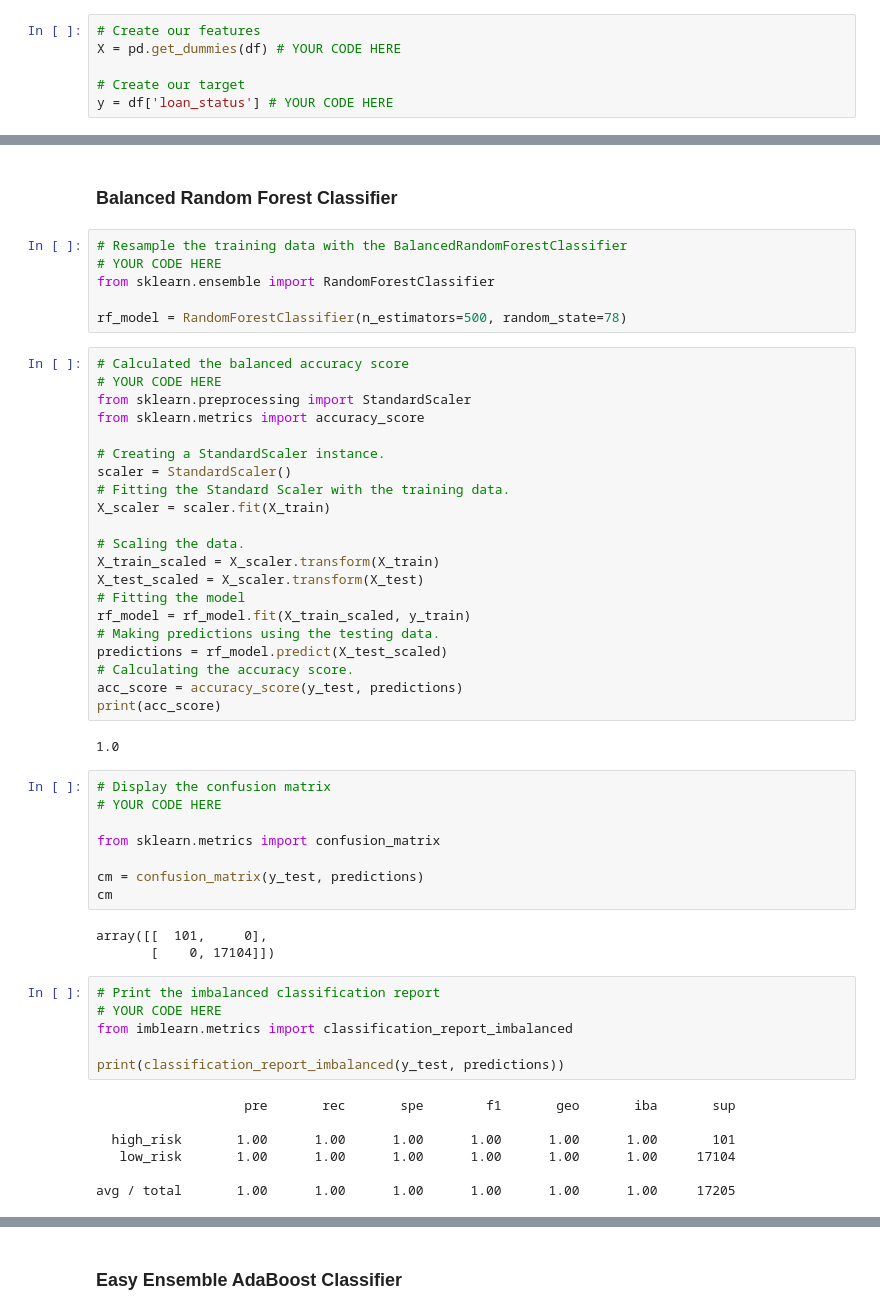
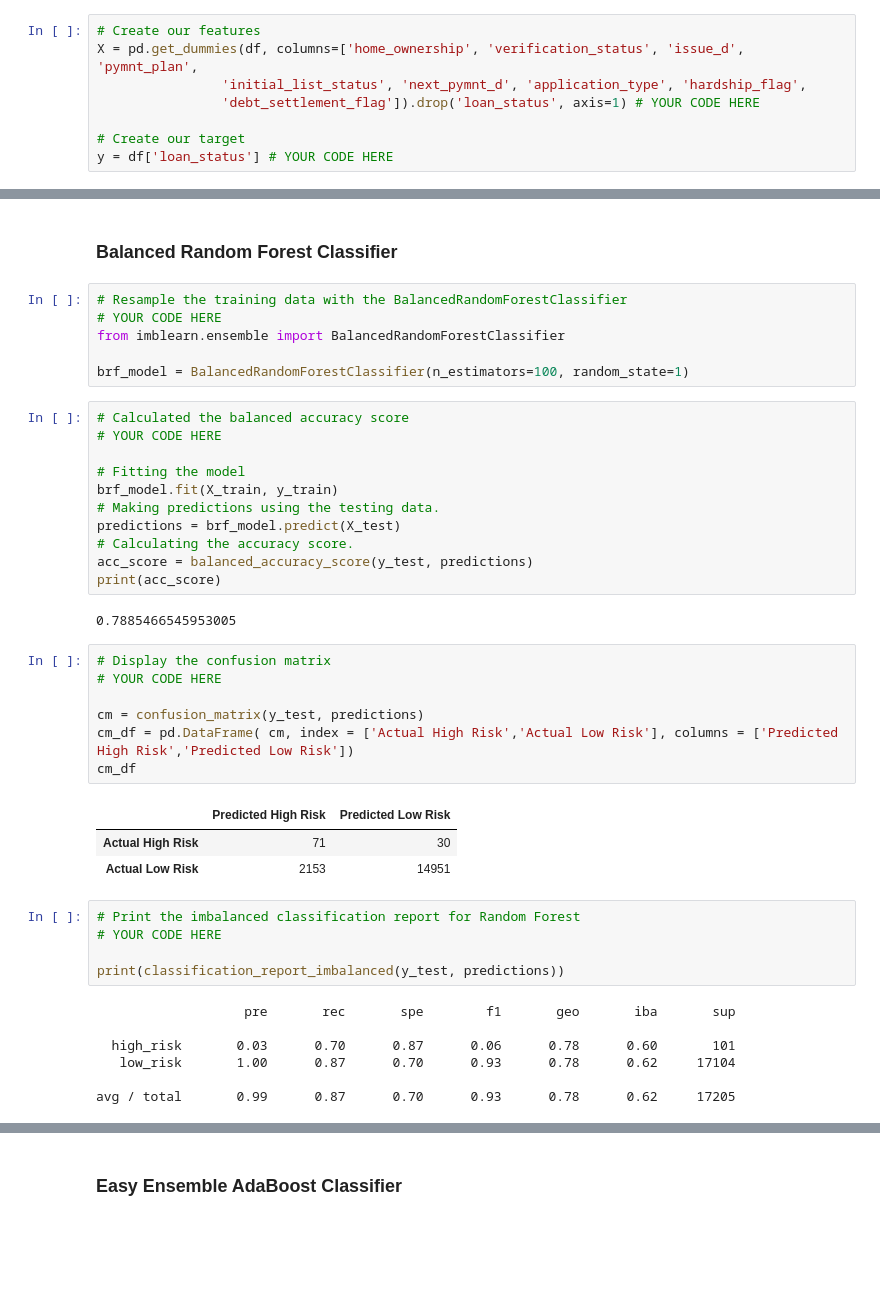
Before and after one commit to LeidyDoradoM/Credit_Risk_Analysis, a Jupyter notebook: credit_risk_ensemble.ipynb, the cells around one changed output, grey strips where cells are left out. Drawn from its saved outputs; the diff is of its cells as text; blank space fills up the shorter version.

Commit message:
update ipynb files w/final changes for getting classification results

```diff
--- a/credit_risk_ensemble.ipynb
+++ b/credit_risk_ensemble.ipynb
@@ -84,7 +84,9 @@ df.head()
 # Split the Data into Training and Testing
 # %%
 # Create our features
-X = pd.get_dummies(df) # YOUR CODE HERE
+X = pd.get_dummies(df, columns=['home_ownership', 'verification_status', 'issue_d', 'pymnt_plan',
+                'initial_list_status', 'next_pymnt_d', 'application_type', 'hardship_flag',
+                'debt_settlement_flag']).drop('loan_status', axis=1) # YOUR CODE HERE
 
 # Create our target
 y = df['loan_status'] # YOUR CODE HERE
@@ -129,56 +131,45 @@ Note: Use a random state of 1 for each algorithm to ensure consistency between t
 # %%
 # Resample the training data with the BalancedRandomForestClassifier
 # YOUR CODE HERE
-from sklearn.ensemble import RandomForestClassifier
+from imblearn.ensemble import BalancedRandomForestClassifier
 
-rf_model = RandomForestClassifier(n_estimators=500, random_state=78)
+brf_model = BalancedRandomForestClassifier(n_estimators=100, random_state=1)
 # %%
 # Calculated the balanced accuracy score
 # YOUR CODE HERE
-from sklearn.preprocessing import StandardScaler
-from sklearn.metrics import accuracy_score
 
-# Creating a StandardScaler instance.
-scaler = StandardScaler()
-# Fitting the Standard Scaler with the training data.
-X_scaler = scaler.fit(X_train)
-
-# Scaling the data.
-X_train_scaled = X_scaler.transform(X_train)
-X_test_scaled = X_scaler.transform(X_test)
 # Fitting the model
-rf_model = rf_model.fit(X_train_scaled, y_train)
+brf_model.fit(X_train, y_train)
 # Making predictions using the testing data.
-predictions = rf_model.predict(X_test_scaled)
+predictions = brf_model.predict(X_test)
 # Calculating the accuracy score.
-acc_score = accuracy_score(y_test, predictions)
+acc_score = balanced_accuracy_score(y_test, predictions)
 print(acc_score)
 # %% [output]
-1.0
+0.7885466545953005
 # %%
 # Display the confusion matrix
 # YOUR CODE HERE
 
-from sklearn.metrics import confusion_matrix
-
 cm = confusion_matrix(y_test, predictions)
-cm
+cm_df = pd.DataFrame( cm, index = ['Actual High Risk','Actual Low Risk'], columns = ['Predicted High Risk','Predicted Low Risk'])
+cm_df
 # %% [output]
-array([[  101,     0],
-       [    0, 17104]])
+|  | Predicted High Risk | Predicted Low Risk |
+| Actual High Risk | 71 | 30 |
+| Actual Low Risk | 2153 | 14951 |
 # %%
-# Print the imbalanced classification report
+# Print the imbalanced classification report for Random Forest
 # YOUR CODE HERE
-from imblearn.metrics import classification_report_imbalanced
 
 print(classification_report_imbalanced(y_test, predictions))
 # %% [output]
                    pre       rec       spe        f1       geo       iba       sup
 
-  high_risk       1.00      1.00      1.00      1.00      1.00      1.00       101
-   low_risk       1.00      1.00      1.00      1.00      1.00      1.00     17104
+  high_risk       0.03      0.70      0.87      0.06      0.78      0.60       101
+   low_risk       1.00      0.87      0.70      0.93      0.78      0.62     17104
 
-avg / total       1.00      1.00      1.00      1.00      1.00      1.00     17205
+avg / total       0.99      0.87      0.70      0.93      0.78      0.62     17205
 # %%
 # List the features sorted in descending order by feature importance
 # YOUR CODE HERE
```
Also changed, not shown: parts of 6 cells of this notebook, 1 other file.
